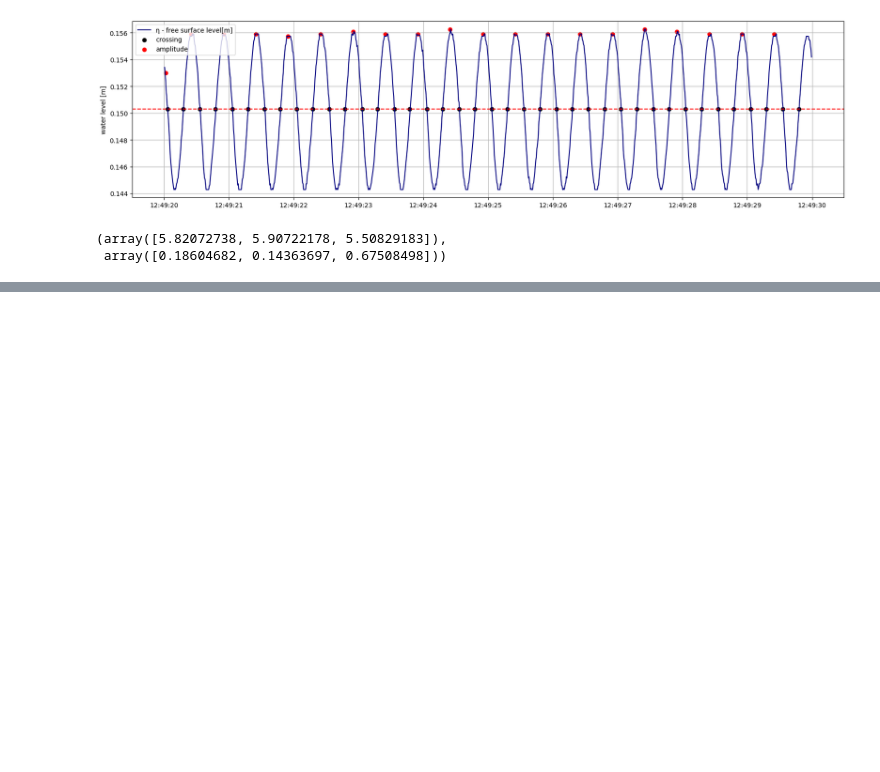
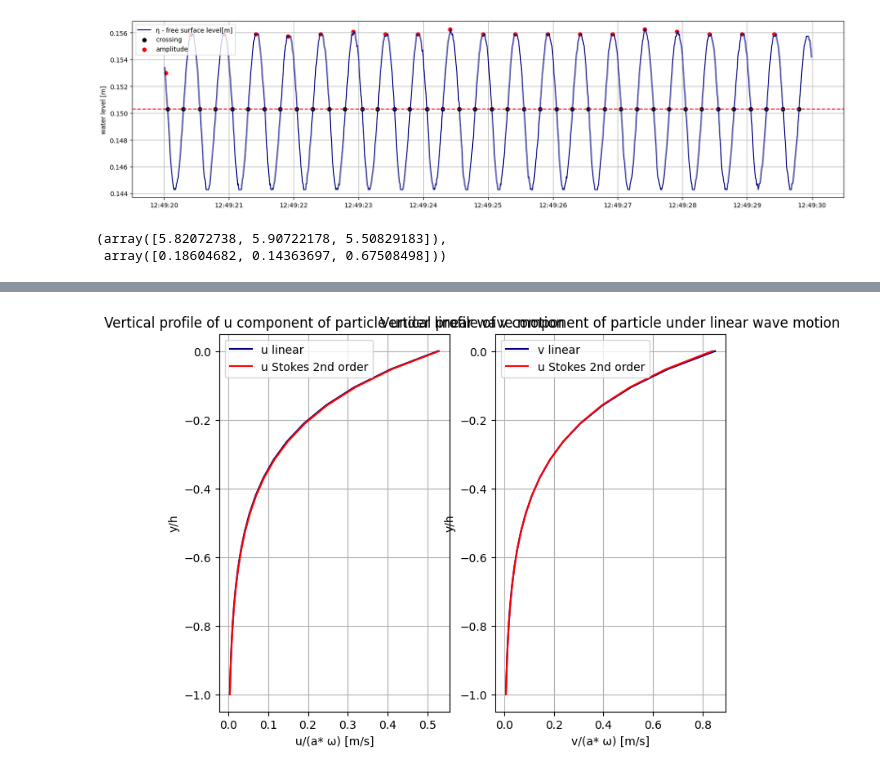
Before and after one commit to AnnaWojciechowska/MEK4600, a Jupyter notebook: ultrasound_data_processing/amplitude_01.ipynb, the cells around one changed output, grey strips where cells are left out. Saved outputs shown, nothing was run; the diff lists cells and outputs as text; code cells hidden in the pictures; blank space fills up the shorter version.

Commit message:
Added velocity profiles

```diff
--- a/ultrasound_data_processing/amplitude_01.ipynb
+++ b/ultrasound_data_processing/amplitude_01.ipynb
@@ -163,0 +206,25 @@ k_nonlinear_list
+# %%
+h = 0.3
+column = 4
+fig, (ax1, ax2) = plt.subplots(1, 2, figsize=(8, 6))  # 2 rows, 1 column
+#ax1.scatter(u[:,column]/(amplitude*omega), Y[:,column]/h, s = 1)
+ax1.plot(u_linear[:,column]/(amplitude*omega), Y[:,column]/h, color = 'navy', label = 'u linear')
+ax1.plot(u_stokes[:,column]/(amplitude*omega), Y[:,column]/h, color = 'red', label = 'u Stokes 2nd order')
+ax1.set_title('Vertical profile of u component of particle under linear wave motion')
+ax1.set_xlabel('u/(a* ω) [m/s]')
+ax1.set_ylabel('y/h')
+ax1.legend()
+ax1.grid(True)
+
+#ax2.scatter(v[:,column]/(amplitude*omega), Y[:,column]/h, s = 1)
+ax2.plot(v_linear[:,column]/(amplitude*omega), Y[:,column]/h, color = 'navy', label = 'v linear')
+ax2.set_title('Vertical profile of v component of particle under linear wave motion')
+ax2.plot(v_stokes[:,column]/(amplitude*omega), Y[:,column]/h, color = 'red', label = 'u Stokes 2nd order')
+
+ax2.set_xlabel('v/(a* ω) [m/s]')
+
+ax2.set_ylabel('y/h')
+ax2.legend()
+ax2.grid(True)
+# %% [output]
+[figure, added]
```
Also changed, not shown: parts of 5 cells of this notebook, 1 other file.
